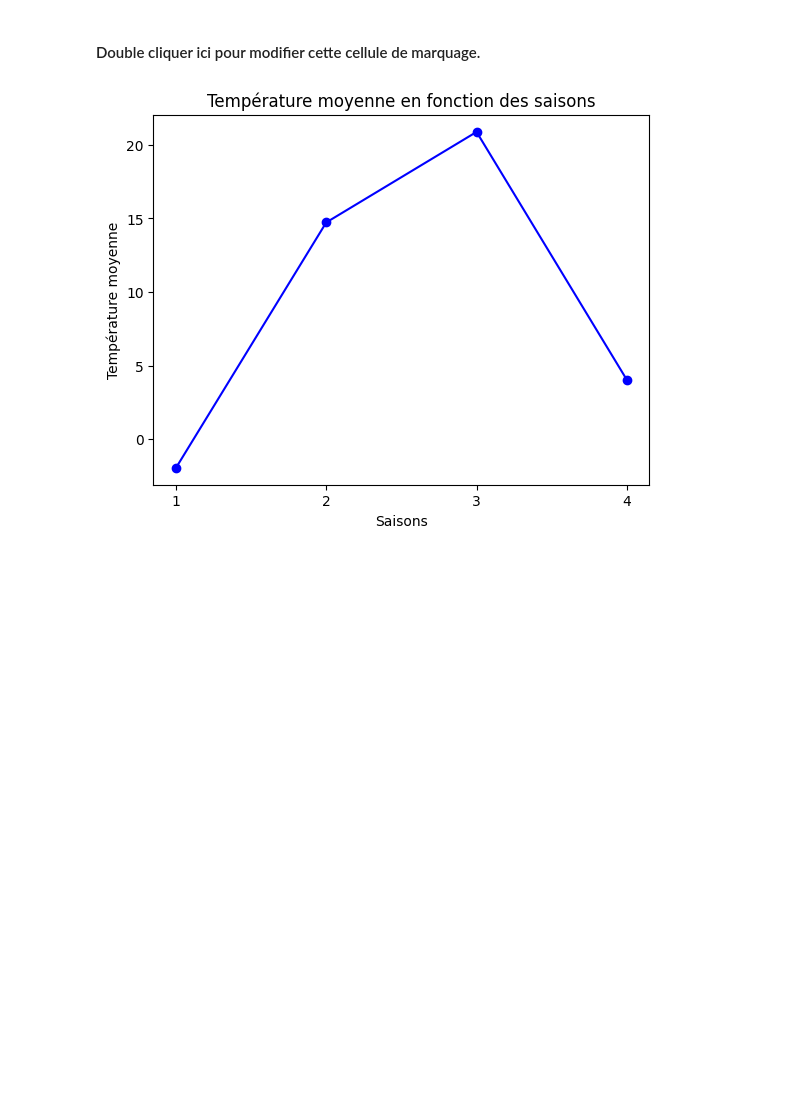
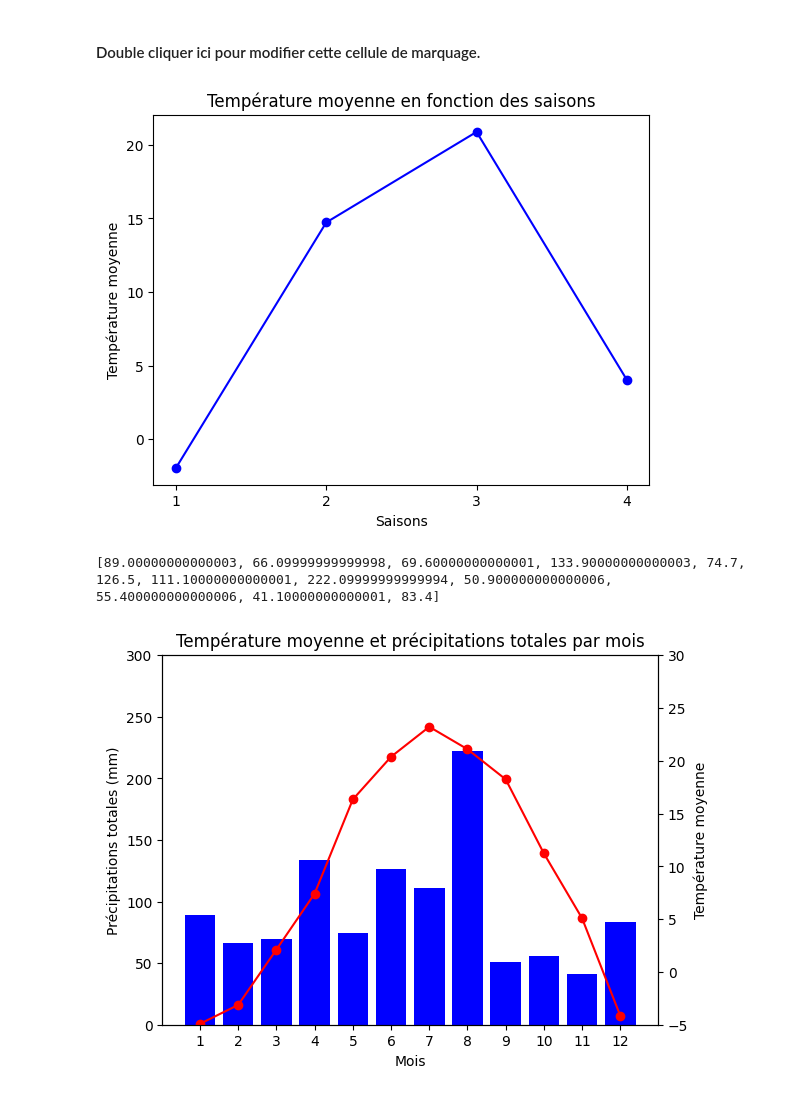
Before and after one commit to lizounetteongg/projet, a Jupyter notebook: projet_climatique.ipynb, the cells around one changed output. Drawn from its saved outputs; the diff is of its cells as text; code cells hidden in the pictures; blank space fills up the shorter version.

Commit message:
Added 2nd graph

```diff
--- a/projet_climatique.ipynb
+++ b/projet_climatique.ipynb
@@ -135,40 +135,79 @@ print(donnees)
 # %%
 from matplotlib import pyplot as plt
 
-def obtenir_indices_saison(donnees, mois):
+#Fonctions
+def obtenir_indices(donnees, mois):
     indices = []
     for i, m in enumerate(donnees["Mois"]):
         if m in mois:
             indices.append(i)
     return indices
 
-indices_hiver = obtenir_indices_saison(donnees, [1,2,3])
-indices_printemps = obtenir_indices_saison(donnees, [4,5,6])
-indices_ete = obtenir_indices_saison(donnees, [7,8,9])
-indices_automne = obtenir_indices_saison(donnees, [10,11,12])
+indices_hiver = obtenir_indices(donnees, [1,2,3])
+indices_printemps = obtenir_indices(donnees, [4,5,6])
+indices_ete = obtenir_indices(donnees, [7,8,9])
+indices_automne = obtenir_indices(donnees, [10,11,12])
 
-def calculer_temperature_moyenne_saison(donnees, indices):
+def calculer_temperature_moyenne(donnees, indices):
   somme = 0
   for i in range(len(indices)):
     indice = indices[i]
     somme += donnees["Temperature_moyenne"][indice]
   return somme/len(indices)
 
-temp_moyenne_hiver = calculer_temperature_moyenne_saison(donnees, indices_hiver)
-temp_moyenne_printemps = calculer_temperature_moyenne_saison(donnees, indices_printemps)
-temp_moyenne_ete = calculer_temperature_moyenne_saison(donnees, indices_ete)
-temp_moyenne_automne = calculer_temperature_moyenne_saison(donnees, indices_automne)
+def obtenir_precipitations_tot(donnees, mois):
+  indices = obtenir_indices(donnees, mois)
+  somme = 0
+  for i in range(len(indices)):
+    indice = indices[i]
+    somme += donnees["Precipitations"][indice]
+  return somme
 
-temperature_moyennes = [temp_moyenne_hiver, temp_moyenne_printemps, temp_moyenne_ete, temp_moyenne_automne]
+# Graphique 1
+temp_moyenne_hiver = calculer_temperature_moyenne(donnees, indices_hiver)
+temp_moyenne_printemps = calculer_temperature_moyenne(donnees, indices_printemps)
+temp_moyenne_ete = calculer_temperature_moyenne(donnees, indices_ete)
+temp_moyenne_automne = calculer_temperature_moyenne(donnees, indices_automne)
 
+temp_moyenne_saisons = [temp_moyenne_hiver, temp_moyenne_printemps, temp_moyenne_ete, temp_moyenne_automne]
 saisons = ["1", "2", "3", "4"]
 
-plt.plot(saisons, temperature_moyennes, color='blue', linestyle='-', marker='o')
-
+plt.plot(saisons, temp_moyenne_saisons, color='blue', linestyle='-', marker='o')
 plt.xlabel('Saisons')
 plt.ylabel('Température moyenne')
 plt.title('Température moyenne en fonction des saisons')
+plt.show()
 
+#Graphique 2
+
+mois = ["1", "2", "3", "4", "5", "6", "7", "8", "9", "10", "11", "12"]
+temp_moyenne_mois = []
+precipitation_tot_mois = []
+for i in range(1, 13):
+   indices_mois = obtenir_indices(donnees, [i])
+   temp_moyenne_mois.append(calculer_temperature_moyenne(donnees, indices_mois))
+   precipitation_tot_mois.append(obtenir_precipitations_tot(donnees, [i]))
+
+print(precipitation_tot_mois)
+fig, ax1 = plt.subplots()
+
+ax1.set_xlabel("Mois")
+ax1.set_ylabel("Précipitations totales (mm)")
+ax1.bar(mois, precipitation_tot_mois, color="blue")
+ax1.tick_params(axis ='y')
+ax1.set_ylim(0,300)
+
+ax2 = ax1.twinx()
+ax2.set_ylabel("Température moyenne")
+ax2.plot(mois, temp_moyenne_mois, color="red", marker = 'o')
+ax2.tick_params(axis = 'y')
+ax2.set_ylim(-5, 30)
+
+plt.title("Température moyenne et précipitations totales par mois")
 plt.show()
+
+#Graphique 3
 # %% [output]
 [figure]
+[89.00000000000003, 66.09999999999998, 69.60000000000001, 133.90000000000003, 74.7, 126.5, 111.10000000000001, 222.09999999999994, 50.900000000000006, 55.400000000000006, 41.10000000000001, 83.4]
+[figure, added]
```
Also changed, not shown: parts of 1 cell of this notebook.
